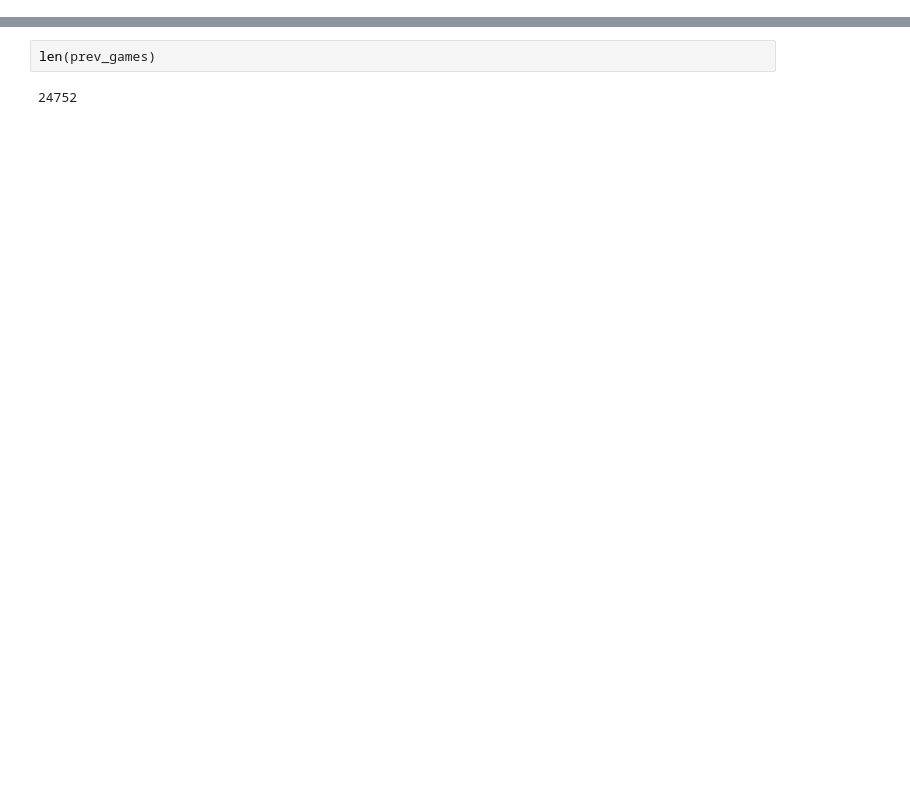
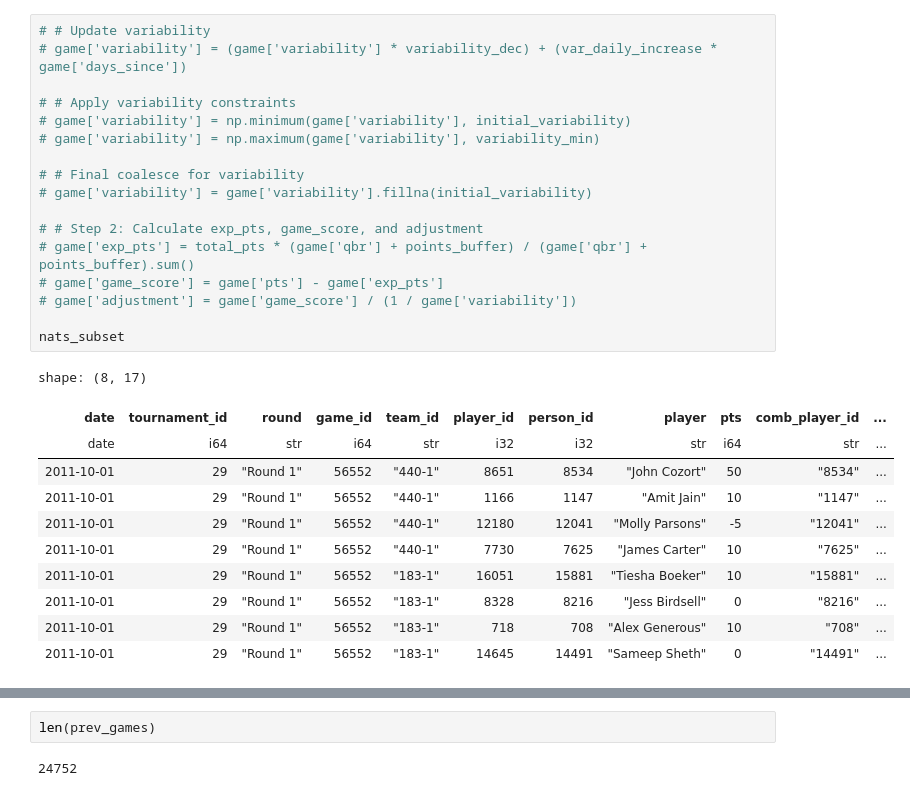
Before and after one commit to ryanrosenberg/strength-metric, a Jupyter notebook: exploration.ipynb, the cells around one changed output, grey strips where cells are left out. Cells and saved outputs as stored; diff of their text form; blank space fills up the shorter version.

```diff
--- a/exploration.ipynb
+++ b/exploration.ipynb
@@ -90,0 +134,29 @@ def run_game(tournament_name, date, tournament_id, tournament_round, pg, tg, gam
+# %%
+# # Update variability
+# game['variability'] = (game['variability'] * variability_dec) + (var_daily_increase * game['days_since'])
+
+# # Apply variability constraints
+# game['variability'] = np.minimum(game['variability'], initial_variability)
+# game['variability'] = np.maximum(game['variability'], variability_min)
+
+# # Final coalesce for variability
+# game['variability'] = game['variability'].fillna(initial_variability)
+
+# # Step 2: Calculate exp_pts, game_score, and adjustment
+# game['exp_pts'] = total_pts * (game['qbr'] + points_buffer) / (game['qbr'] + points_buffer).sum()
+# game['game_score'] = game['pts'] - game['exp_pts']
+# game['adjustment'] = game['game_score'] / (1 / game['variability'])
+
+nats_subset
+# %% [output]
+shape: (8, 17)
+| date | tournament_id | round | game_id | team_id | player_id | person_id | player | pts | comb_player_id | ... |
+| date | i64 | str | i64 | str | i32 | i32 | str | i64 | str | ... |
+| 2011-10-01 | 29 | "Round 1" | 56552 | "440-1" | 8651 | 8534 | "John Cozort" | 50 | "8534" | ... |
+| 2011-10-01 | 29 | "Round 1" | 56552 | "440-1" | 1166 | 1147 | "Amit Jain" | 10 | "1147" | ... |
+| 2011-10-01 | 29 | "Round 1" | 56552 | "440-1" | 12180 | 12041 | "Molly Parsons" | -5 | "12041" | ... |
+| 2011-10-01 | 29 | "Round 1" | 56552 | "440-1" | 7730 | 7625 | "James Carter" | 10 | "7625" | ... |
+| 2011-10-01 | 29 | "Round 1" | 56552 | "183-1" | 16051 | 15881 | "Tiesha Boeker" | 10 | "15881" | ... |
+| 2011-10-01 | 29 | "Round 1" | 56552 | "183-1" | 8328 | 8216 | "Jess Birdsell" | 0 | "8216" | ... |
+| 2011-10-01 | 29 | "Round 1" | 56552 | "183-1" | 718 | 708 | "Alex Generous" | 10 | "708" | ... |
+| 2011-10-01 | 29 | "Round 1" | 56552 | "183-1" | 14645 | 14491 | "Sameep Sheth" | 0 | "14491" | ... |
```
Also changed, not shown: parts of 15 cells of this notebook.
